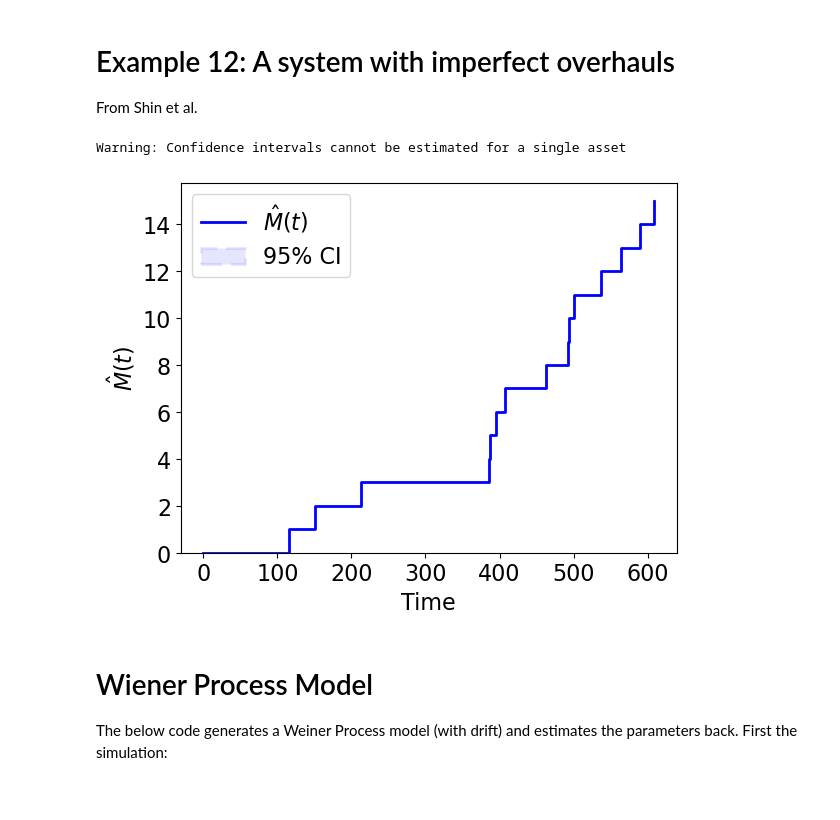
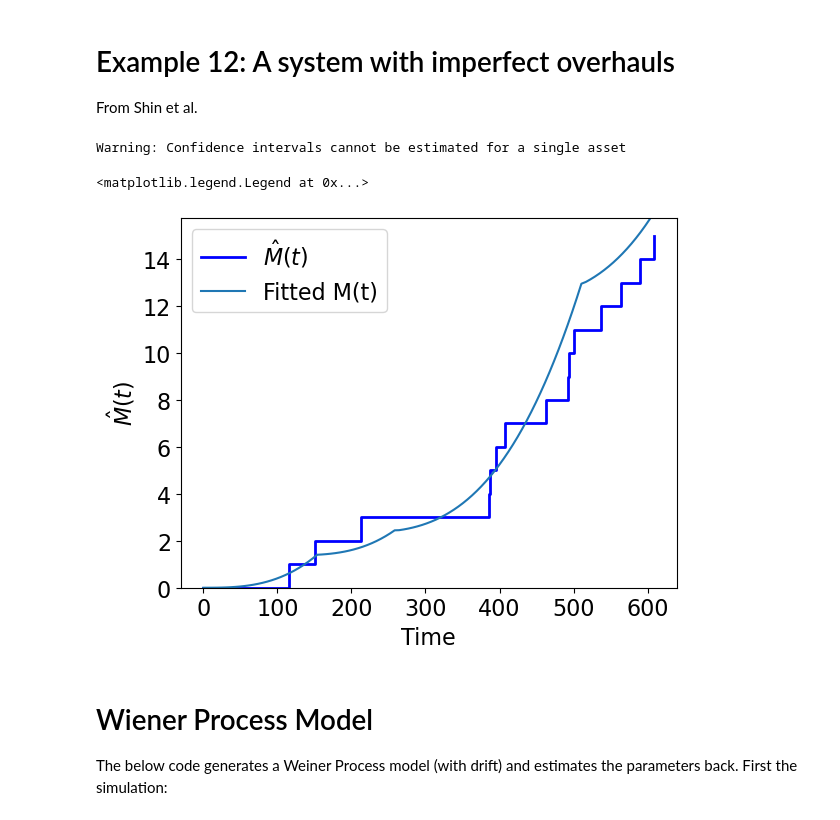
Before and after one commit to cholette/reliability, a Jupyter notebook: Python/reliabilty_and_mle_examples.ipynb, the cells around one changed output. Drawn from its saved outputs; the diff is of its cells as text; code cells hidden in the pictures.

```diff
--- a/Python/reliabilty_and_mle_examples.ipynb
+++ b/Python/reliabilty_and_mle_examples.ipynb
@@ -354,11 +359,20 @@ Text(0, 0.5, 'N(5.0,t)')
 From Shin et al.
 # %%
 failures = [[116,151,213,386,387,395,407,463,492,494,501,537,564,590,609]]
-suspension_times = [609]
-t,M,ML,MU,f,a = rpp.empirical_mean_cumulative_function(failures,suspension_times)
+pm_times = [154, 263, 512, 612]
+suspension_times = [612]
+t,M,ML,MU,f,a = rpp.empirical_mean_cumulative_function(failures,suspension_times,confidence_interval=None)
+
+shin = rim.imperfect_pm_minimal_cm(1,1,0.5)
+p,pci = shin.fit(failures[0],pm_times,ndt_kwds={'step':1e-5})
+shin.set_parameters(*p)
+tg = np.linspace(t[0],t[-1],100)
+a.plot(tg,shin.cumulative_intensity(tg,pm_times),label='Fitted M(t)')
+a.legend()
 # %% [output]
 Warning: Confidence intervals cannot be estimated for a single asset
+<matplotlib.legend.Legend at 0x...>
-[figure, old version]
+[figure, new version]
 # %% [markdown]
 # Wiener Process Model
 The below code generates a Weiner Process model (with drift) and estimates the parameters back. First the simulation:
```
Also changed, not shown: parts of 8 cells of this notebook, 5 other files.
